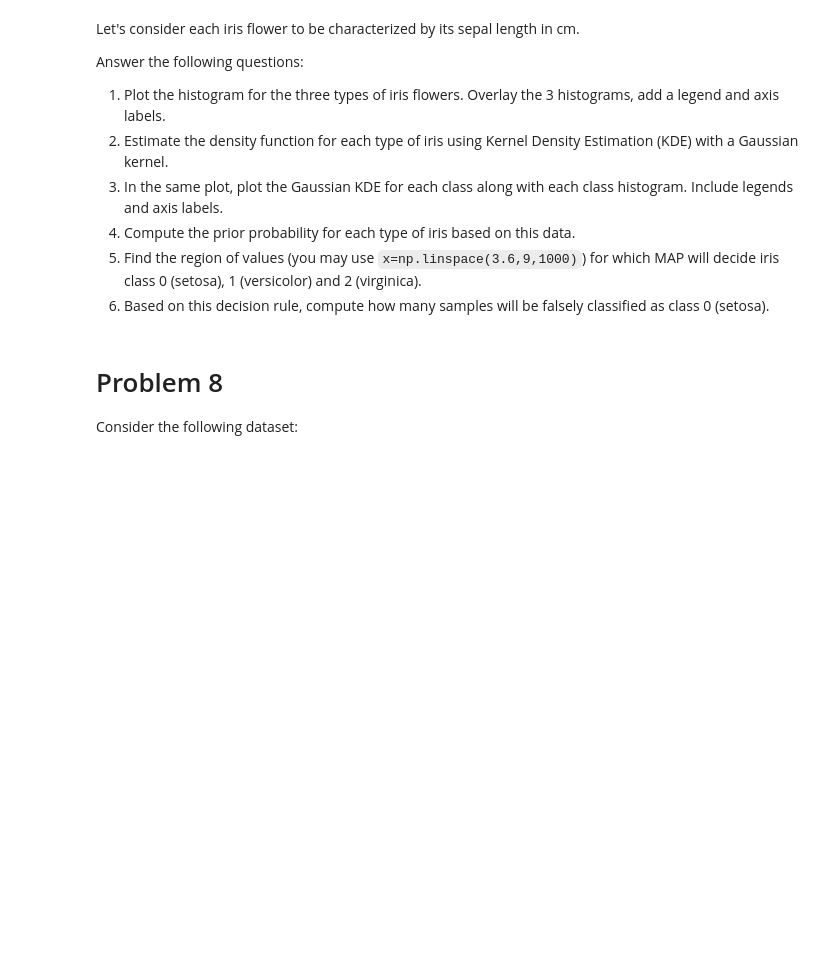
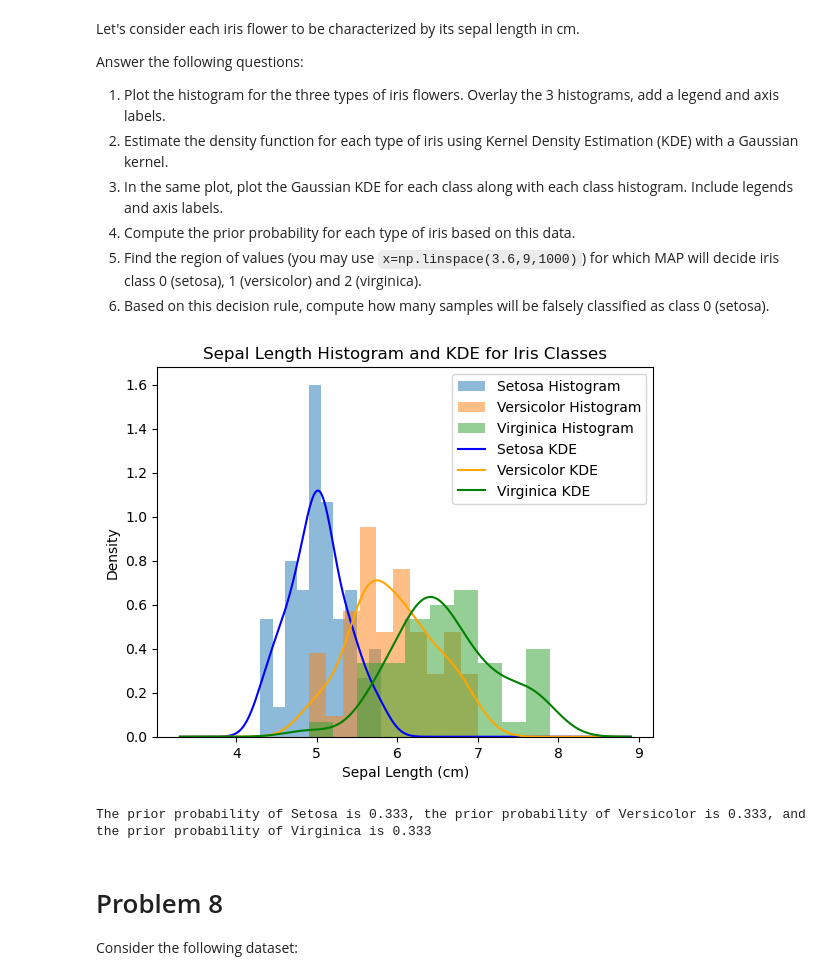
Before and after one commit to colerottenberg/Homework5, a Jupyter notebook: Homework 5 Part 2.ipynb, the cells around one changed output. Saved outputs shown, nothing was run; the diff lists cells and outputs as text; code cells hidden in the pictures; blank space fills up the shorter version.

````diff
--- a/Homework 5 Part 2.ipynb
+++ b/Homework 5 Part 2.ipynb
@@ -177,6 +182,39 @@ Answer the following questions:
 4. Compute the prior probability for each type of iris based on this data.
 5. Find the region of values (you may use ```x=np.linspace(3.6,9,1000)```) for which MAP will decide iris class 0 (setosa), 1 (versicolor) and 2 (virginica).
 6. Based on this decision rule, compute how many samples will be falsely classified as class 0 (setosa).
+# %%
+# 1-3.
+# find min and max of sepal length
+min_max = df['sepal length (cm)'].agg(['min', 'max'])
+x = np.linspace(min_max[0]-1, min_max[1]+1, 1000)
+
+kde_setosa = stats.gaussian_kde(df[df['Iris Class'] == 0]['sepal length (cm)'])
+kde_versicolor = stats.gaussian_kde(df[df['Iris Class'] == 1]['sepal length (cm)'])
+kde_virginica = stats.gaussian_kde(df[df['Iris Class'] == 2]['sepal length (cm)'])
+
+plt.hist(df[df['Iris Class'] == 0]['sepal length (cm)'], bins=10, alpha=0.5, density=True, label='Setosa Histogram')
+plt.hist(df[df['Iris Class'] == 1]['sepal length (cm)'], bins=10, alpha=0.5, density=True, label='Versicolor Histogram')
+plt.hist(df[df['Iris Class'] == 2]['sepal length (cm)'], bins=10, alpha=0.5, density=True, label='Virginica Histogram')
+plt.plot(x, kde_setosa(x), label='Setosa KDE',color='blue')
+plt.plot(x, kde_versicolor(x), label='Versicolor KDE',color='orange')
+plt.plot(x, kde_virginica(x), label='Virginica KDE',color='green')
+plt.xlabel('Sepal Length (cm)')
+plt.ylabel('Density')
+plt.title('Sepal Length Histogram and KDE for Iris Classes')
+plt.legend(loc='upper right')
+plt.show()
+
+# 4.
+prior_setosa = len(df[df['Iris Class'] == 0]) / len(df)
+prior_versicolor = len(df[df['Iris Class'] == 1]) / len(df)
+prior_virginica = len(df[df['Iris Class'] == 2]) / len(df)
+
+print(f'The prior probability of Setosa is {prior_setosa:.3f}, the prior probability of Versicolor is {prior_versicolor:.3f}, and the prior probability of Virginica is {prior_virginica:.3f}')
+
+# 5. Find the region of values (you may use ```x=np.linspace(3.6,9,1000)```) for which MAP will decide iris class 0 (setosa), 1 (versicolor) and 2 (virginica).
+# %% [output]
+[figure, added]
+The prior probability of Setosa is 0.333, the prior probability of Versicolor is 0.333, and the prior probability of Virginica is 0.333
 # %% [markdown]
 # Problem 8
 
````
Also changed, not shown: parts of 1 cell of this notebook.
